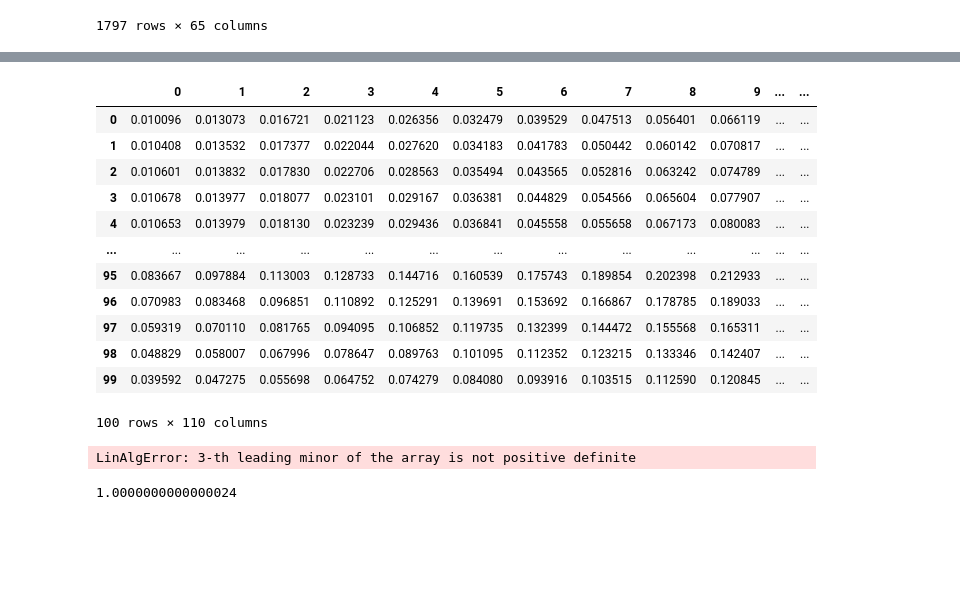
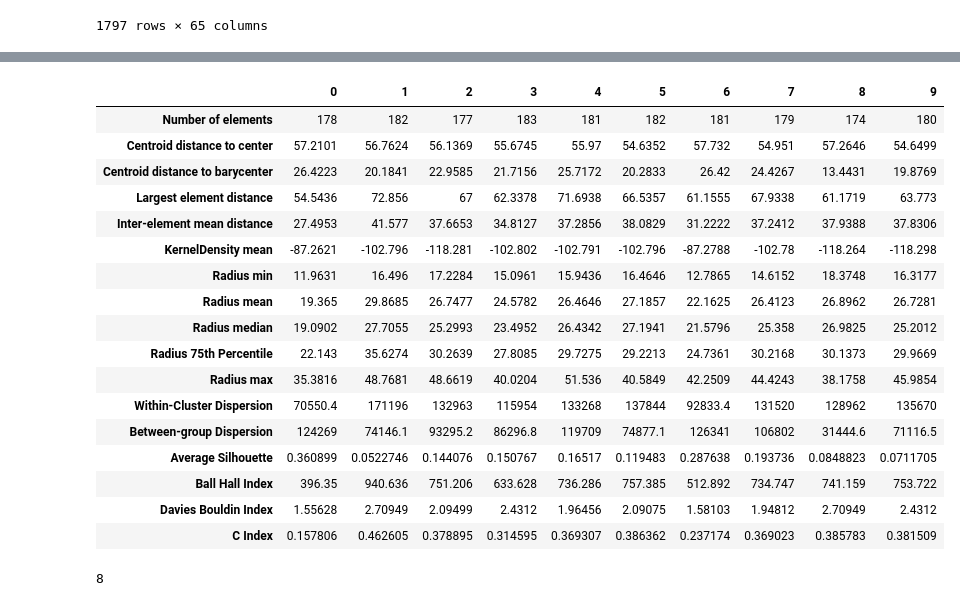
Before and after one commit to Simon-Bertrand/Clusters-Features, a Jupyter notebook: README.ipynb, the cells around one changed output, grey strips where cells are left out. Drawn from its saved outputs; the diff is of its cells as text; code cells hidden in the pictures; blank space fills up the shorter version.

```diff
--- a/README.ipynb
+++ b/README.ipynb
@@ -324,24 +24,3 @@ plt.show()
-# %%
-pd.DataFrame(Z)
-# %% [output]
-|  | 0 | 1 | 2 | 3 | 4 | 5 | 6 | 7 | 8 | 9 | ... | ... |
-| 0 | 0.010096 | 0.013073 | 0.016721 | 0.021123 | 0.026356 | 0.032479 | 0.039529 | 0.047513 | 0.056401 | 0.066119 | ... | ... |
-| 1 | 0.010408 | 0.013532 | 0.017377 | 0.022044 | 0.027620 | 0.034183 | 0.041783 | 0.050442 | 0.060142 | 0.070817 | ... | ... |
-| 2 | 0.010601 | 0.013832 | 0.017830 | 0.022706 | 0.028563 | 0.035494 | 0.043565 | 0.052816 | 0.063242 | 0.074789 | ... | ... |
-| 3 | 0.010678 | 0.013977 | 0.018077 | 0.023101 | 0.029167 | 0.036381 | 0.044829 | 0.054566 | 0.065604 | 0.077907 | ... | ... |
-| 4 | 0.010653 | 0.013979 | 0.018130 | 0.023239 | 0.029436 | 0.036841 | 0.045558 | 0.055658 | 0.067173 | 0.080083 | ... | ... |
-| ... | ... | ... | ... | ... | ... | ... | ... | ... | ... | ... | ... | ... |
-| 95 | 0.083667 | 0.097884 | 0.113003 | 0.128733 | 0.144716 | 0.160539 | 0.175743 | 0.189854 | 0.202398 | 0.212933 | ... | ... |
-| 96 | 0.070983 | 0.083468 | 0.096851 | 0.110892 | 0.125291 | 0.139691 | 0.153692 | 0.166867 | 0.178785 | 0.189033 | ... | ... |
-| 97 | 0.059319 | 0.070110 | 0.081765 | 0.094095 | 0.106852 | 0.119735 | 0.132399 | 0.144472 | 0.155568 | 0.165311 | ... | ... |
-| 98 | 0.048829 | 0.058007 | 0.067996 | 0.078647 | 0.089763 | 0.101095 | 0.112352 | 0.123215 | 0.133346 | 0.142407 | ... | ... |
-| 99 | 0.039592 | 0.047275 | 0.055698 | 0.064752 | 0.074279 | 0.084080 | 0.093916 | 0.103515 | 0.112590 | 0.120845 | ... | ... |
-100 rows × 110 columns
-# %%
-kernel = stats.gaussian_kde(np.vstack(CC2.data_features.to_numpy()))
-# %% [output]
-LinAlgError: 3-th leading minor of the array is not positive definite
-# %%
-np.var(CC2.data_features.to_numpy())
-# %% [output]
-1.0000000000000024
+# %%
+CC=ClustersCharacteristics(pd_df, "target")
+S=CC.clusters_info
@@ -347,0 +29,25 @@ np.var(CC2.data_features.to_numpy())
+# %%
+S
+# %% [output]
+|  | 0 | 1 | 2 | 3 | 4 | 5 | 6 | 7 | 8 | 9 |
+| Number of elements | 178 | 182 | 177 | 183 | 181 | 182 | 181 | 179 | 174 | 180 |
+| Centroid distance to center | 57.2101 | 56.7624 | 56.1369 | 55.6745 | 55.97 | 54.6352 | 57.732 | 54.951 | 57.2646 | 54.6499 |
+| Centroid distance to barycenter | 26.4223 | 20.1841 | 22.9585 | 21.7156 | 25.7172 | 20.2833 | 26.42 | 24.4267 | 13.4431 | 19.8769 |
+| Largest element distance | 54.5436 | 72.856 | 67 | 62.3378 | 71.6938 | 66.5357 | 61.1555 | 67.9338 | 61.1719 | 63.773 |
+| Inter-element mean distance | 27.4953 | 41.577 | 37.6653 | 34.8127 | 37.2856 | 38.0829 | 31.2222 | 37.2412 | 37.9388 | 37.8306 |
+| KernelDensity mean | -87.2621 | -102.796 | -118.281 | -102.802 | -102.791 | -102.796 | -87.2788 | -102.78 | -118.264 | -118.298 |
+| Radius min | 11.9631 | 16.496 | 17.2284 | 15.0961 | 15.9436 | 16.4646 | 12.7865 | 14.6152 | 18.3748 | 16.3177 |
+| Radius mean | 19.365 | 29.8685 | 26.7477 | 24.5782 | 26.4646 | 27.1857 | 22.1625 | 26.4123 | 26.8962 | 26.7281 |
+| Radius median | 19.0902 | 27.7055 | 25.2993 | 23.4952 | 26.4342 | 27.1941 | 21.5796 | 25.358 | 26.9825 | 25.2012 |
+| Radius 75th Percentile | 22.143 | 35.6274 | 30.2639 | 27.8085 | 29.7275 | 29.2213 | 24.7361 | 30.2168 | 30.1373 | 29.9669 |
+| Radius max | 35.3816 | 48.7681 | 48.6619 | 40.0204 | 51.536 | 40.5849 | 42.2509 | 44.4243 | 38.1758 | 45.9854 |
+| Within-Cluster Dispersion | 70550.4 | 171196 | 132963 | 115954 | 133268 | 137844 | 92833.4 | 131520 | 128962 | 135670 |
+| Between-group Dispersion | 124269 | 74146.1 | 93295.2 | 86296.8 | 119709 | 74877.1 | 126341 | 106802 | 31444.6 | 71116.5 |
+| Average Silhouette | 0.360899 | 0.0522746 | 0.144076 | 0.150767 | 0.16517 | 0.119483 | 0.287638 | 0.193736 | 0.0848823 | 0.0711705 |
+| Ball Hall Index | 396.35 | 940.636 | 751.206 | 633.628 | 736.286 | 757.385 | 512.892 | 734.747 | 741.159 | 753.722 |
+| Davies Bouldin Index | 1.55628 | 2.70949 | 2.09499 | 2.4312 | 1.96456 | 2.09075 | 1.58103 | 1.94812 | 2.70949 | 2.4312 |
+| C Index | 0.157806 | 0.462605 | 0.378895 | 0.314595 | 0.369307 | 0.386362 | 0.237174 | 0.369023 | 0.385783 | 0.381509 |
+# %%
+pd.to_numeric(s).idxmin()
+# %% [output]
+8
```
Also changed, not shown: parts of 43 cells of this notebook, 5 other files.
